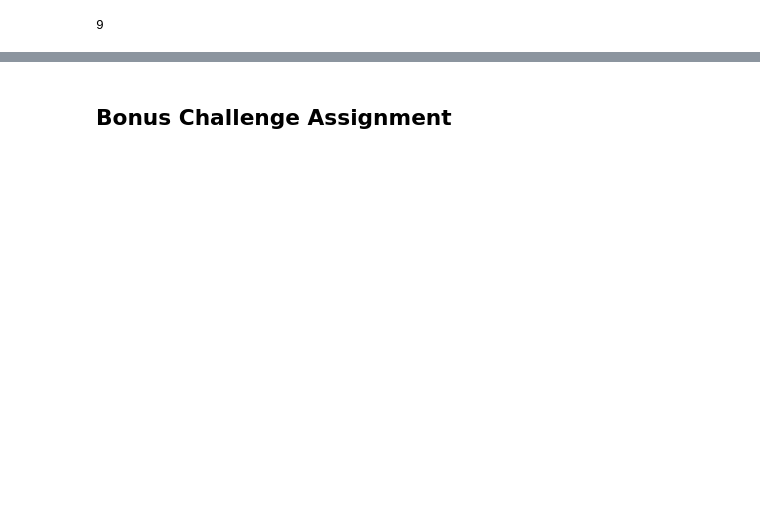
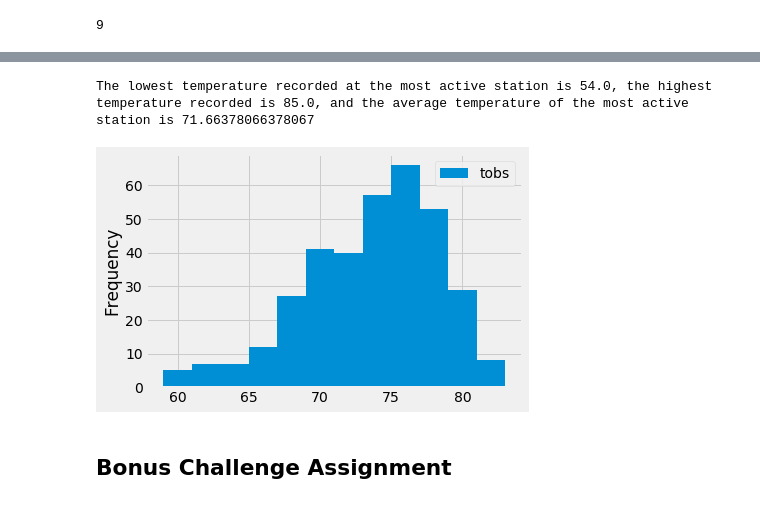
Before and after one commit to zlinguist/sqlalchemy-challenge-1, a Jupyter notebook: climate_starter.ipynb, the cells around one changed output, grey strips where cells are left out. Drawn from its saved outputs; the diff is of its cells as text; code cells hidden in the pictures; blank space fills up the shorter version.

```diff
--- a/climate_starter.ipynb
+++ b/climate_starter.ipynb
@@ -171,6 +193,47 @@ session.query(Station).count()
+# %%
+# Using the station id from the previous query, calculate the lowest temperature recorded,
+# highest temperature recorded, and average temperature of the most active station?
+
+most_active = session.query(Measurement.station, func.count(Measurement.station)).\
+    group_by(Measurement.station).\
+    order_by(func.count(Measurement.station).desc()).all()[0][0]
+
+# most_active
+
+# session.query(func.sum(Items.UnitPrice * Items.Quantity)).\
+#     filter(Invoices.InvoiceId == Items.InvoiceId).\
+#     filter(Invoices.BillingCountry == 'USA').scalar()
+
+lowest_temp = session.query(func.min(Measurement.tobs)).\
+    filter(Measurement.station == most_active).scalar()
+
+highest_temp = session.query(func.max(Measurement.tobs)).\
+    filter(Measurement.station == most_active).scalar()
+
+average_temp = session.query(func.avg(Measurement.tobs)).\
+    filter(Measurement.station == most_active).scalar()
+
+print(f'The lowest temperature recorded at the most active station is {lowest_temp}, the highest temperature \
+recorded is {highest_temp}, and the average temperature of the most active station is {average_temp}')
+# %% [output]
+The lowest temperature recorded at the most active station is 54.0, the highest temperature recorded is 85.0, and the average temperature of the most active station is 71.66378066378067
 # %%
 # Choose the station with the highest number of temperature observations.
 # Query the last 12 months of temperature observation data for this station and plot the results as a histogram
+
+last_year_temp_most_active = session.query(Measurement.tobs).\
+    filter(Measurement.station == most_active).\
+    filter(Measurement.date >= query_date)
+
+# last_year_temp_most_active.all()
+
+df = pd.DataFrame(last_year_temp_most_active)
+
+df.plot.hist(bins=12)
+# plt.tight_layout()
+plt.show()
+# %% [output]
+[figure, added]
 # %% [markdown]
 ## Bonus Challenge Assignment
 # %%
```
Also changed, not shown: parts of 3 cells of this notebook, 1 other file.
